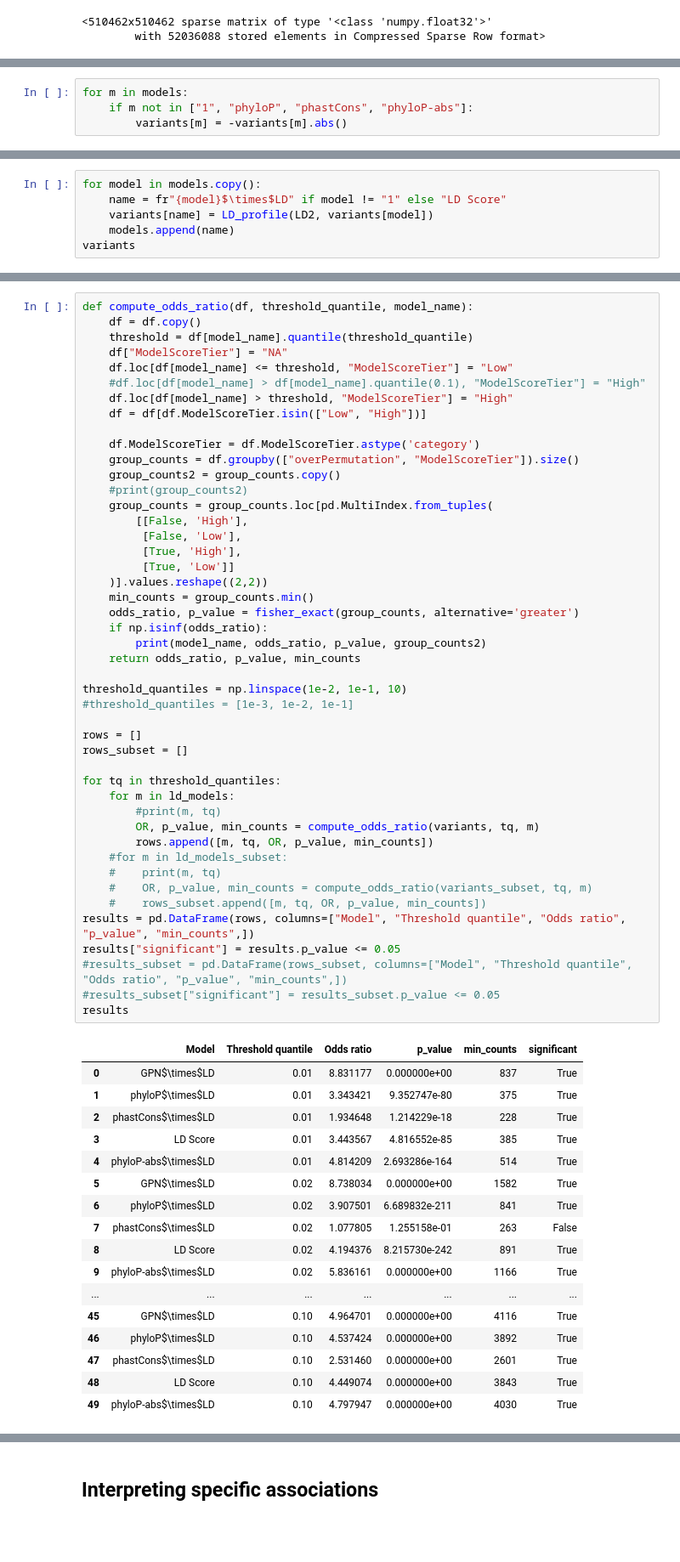
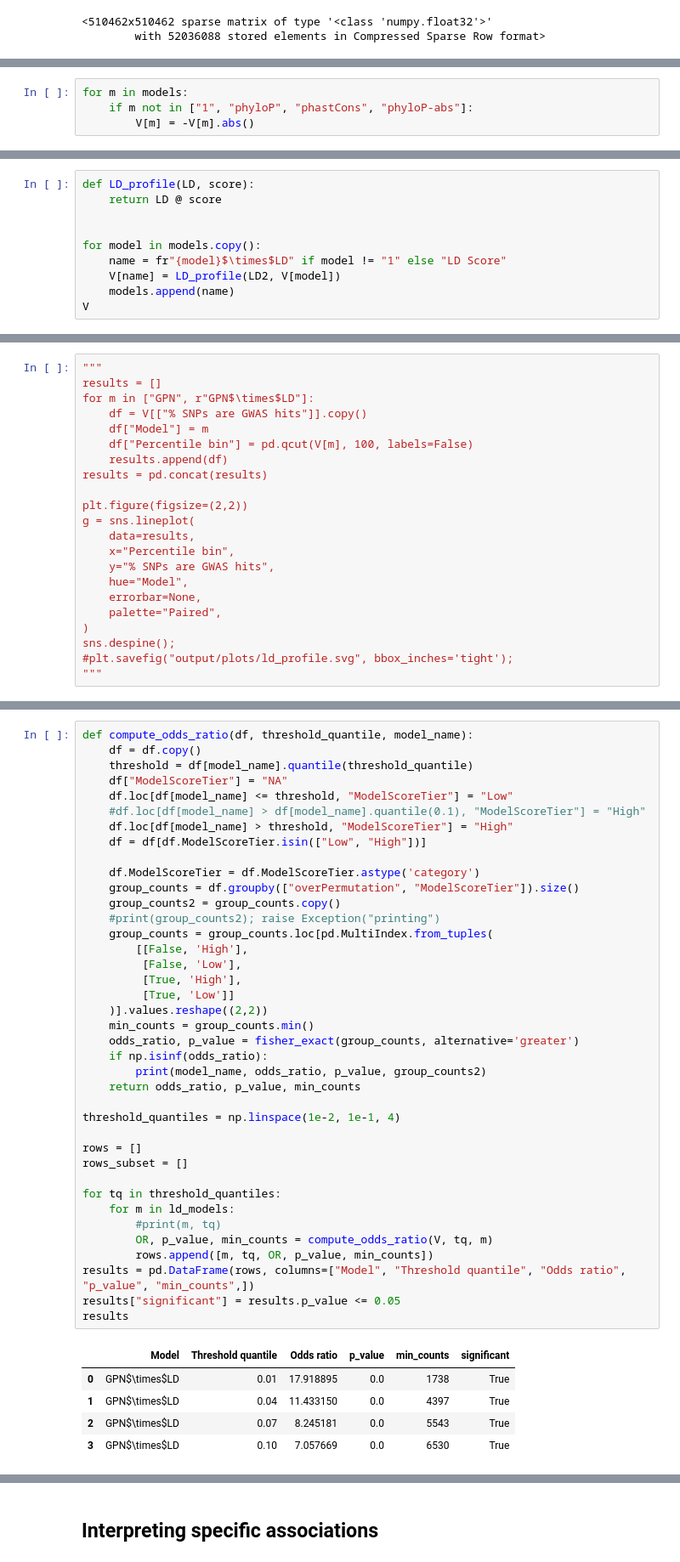
Before and after one commit to songlab-cal/gpn, a Jupyter notebook: analysis/arabidopsis/vep_aragwas.ipynb, the cells around one changed output, grey strips where cells are left out. Shown at 85% size. Saved outputs shown, nothing was run; the diff lists cells and outputs as text; blank space fills up the shorter version.

```diff
--- a/analysis/arabidopsis/vep_aragwas.ipynb
+++ b/analysis/arabidopsis/vep_aragwas.ipynb
@@ -192,5 +190,5 @@ if "phyloP" in models:
 # %%
 for m in models:
     if m not in ["1", "phyloP", "phastCons", "phyloP-abs"]:
-        variants[m] = -variants[m].abs()
+        V[m] = -V[m].abs()
 # %%
@@ -282,7 +216,11 @@ dtype: float64
 # %%
+def LD_profile(LD, score):
+    return LD @ score
+
+
 for model in models.copy():
     name = fr"{model}$\times$LD" if model != "1" else "LD Score"
-    variants[name] = LD_profile(LD2, variants[model])
+    V[name] = LD_profile(LD2, V[model])
     models.append(name)
-variants
+V
 # %% [output]
@@ -333,0 +240,22 @@ sns.despine();
+# %%
+"""
+results = []
+for m in ["GPN", r"GPN$\times$LD"]:
+    df = V[["% SNPs are GWAS hits"]].copy()
+    df["Model"] = m
+    df["Percentile bin"] = pd.qcut(V[m], 100, labels=False)
+    results.append(df)
+results = pd.concat(results)
+
+plt.figure(figsize=(2,2))
+g = sns.lineplot(
+    data=results,
+    x="Percentile bin",
+    y="% SNPs are GWAS hits",
+    hue="Model",
+    errorbar=None,
+    palette="Paired",
+)
+sns.despine();
+#plt.savefig("output/plots/ld_profile.svg", bbox_inches='tight');
+"""
@@ -352,56 +277,37 @@ def compute_odds_ratio(df, threshold_quantile, model_name):
     df = df[df.ModelScoreTier.isin(["Low", "High"])]
 
     df.ModelScoreTier = df.ModelScoreTier.astype('category')
     group_counts = df.groupby(["overPermutation", "ModelScoreTier"]).size()
     group_counts2 = group_counts.copy()
-    #print(group_counts2)
+    #print(group_counts2); raise Exception("printing")
     group_counts = group_counts.loc[pd.MultiIndex.from_tuples(
         [[False, 'High'],
          [False, 'Low'],
          [True, 'High'],
          [True, 'Low']]
     )].values.reshape((2,2))
     min_counts = group_counts.min()
     odds_ratio, p_value = fisher_exact(group_counts, alternative='greater')
     if np.isinf(odds_ratio):
         print(model_name, odds_ratio, p_value, group_counts2)
     return odds_ratio, p_value, min_counts
 
-threshold_quantiles = np.linspace(1e-2, 1e-1, 10)
-#threshold_quantiles = [1e-3, 1e-2, 1e-1]
+threshold_quantiles = np.linspace(1e-2, 1e-1, 4)
 
 rows = []
 rows_subset = []
 
 for tq in threshold_quantiles:
     for m in ld_models:
         #print(m, tq)
-        OR, p_value, min_counts = compute_odds_ratio(variants, tq, m)
+        OR, p_value, min_counts = compute_odds_ratio(V, tq, m)
         rows.append([m, tq, OR, p_value, min_counts])
-    #for m in ld_models_subset:
-    #    print(m, tq)
-    #    OR, p_value, min_counts = compute_odds_ratio(variants_subset, tq, m)
-    #    rows_subset.append([m, tq, OR, p_value, min_counts])
 results = pd.DataFrame(rows, columns=["Model", "Threshold quantile", "Odds ratio", "p_value", "min_counts",])
 results["significant"] = results.p_value <= 0.05
-#results_subset = pd.DataFrame(rows_subset, columns=["Model", "Threshold quantile", "Odds ratio", "p_value", "min_counts",])
-#results_subset["significant"] = results_subset.p_value <= 0.05
 results
 # %% [output]
 |  | Model | Threshold quantile | Odds ratio | p_value | min_counts | significant |
-| 0 | GPN$\times$LD | 0.01 | 8.831177 | 0.000000e+00 | 837 | True |
-| 1 | phyloP$\times$LD | 0.01 | 3.343421 | 9.352747e-80 | 375 | True |
-| 2 | phastCons$\times$LD | 0.01 | 1.934648 | 1.214229e-18 | 228 | True |
-| 3 | LD Score | 0.01 | 3.443567 | 4.816552e-85 | 385 | True |
-| 4 | phyloP-abs$\times$LD | 0.01 | 4.814209 | 2.693286e-164 | 514 | True |
-| 5 | GPN$\times$LD | 0.02 | 8.738034 | 0.000000e+00 | 1582 | True |
-| 6 | phyloP$\times$LD | 0.02 | 3.907501 | 6.689832e-211 | 841 | True |
-| 7 | phastCons$\times$LD | 0.02 | 1.077805 | 1.255158e-01 | 263 | False |
-| 8 | LD Score | 0.02 | 4.194376 | 8.215730e-242 | 891 | True |
-| 9 | phyloP-abs$\times$LD | 0.02 | 5.836161 | 0.000000e+00 | 1166 | True |
-| ... | ... | ... | ... | ... | ... | ... |
-| 45 | GPN$\times$LD | 0.10 | 4.964701 | 0.000000e+00 | 4116 | True |
-| 46 | phyloP$\times$LD | 0.10 | 4.537424 | 0.000000e+00 | 3892 | True |
-| 47 | phastCons$\times$LD | 0.10 | 2.531460 | 0.000000e+00 | 2601 | True |
-| 48 | LD Score | 0.10 | 4.449074 | 0.000000e+00 | 3843 | True |
-| 49 | phyloP-abs$\times$LD | 0.10 | 4.797947 | 0.000000e+00 | 4030 | True |
+| 0 | GPN$\times$LD | 0.01 | 17.918895 | 0.0 | 1738 | True |
+| 1 | GPN$\times$LD | 0.04 | 11.433150 | 0.0 | 4397 | True |
+| 2 | GPN$\times$LD | 0.07 | 8.245181 | 0.0 | 5543 | True |
+| 3 | GPN$\times$LD | 0.10 | 7.057669 | 0.0 | 6530 | True |
```
Also changed, not shown: parts of 42 cells of this notebook.
